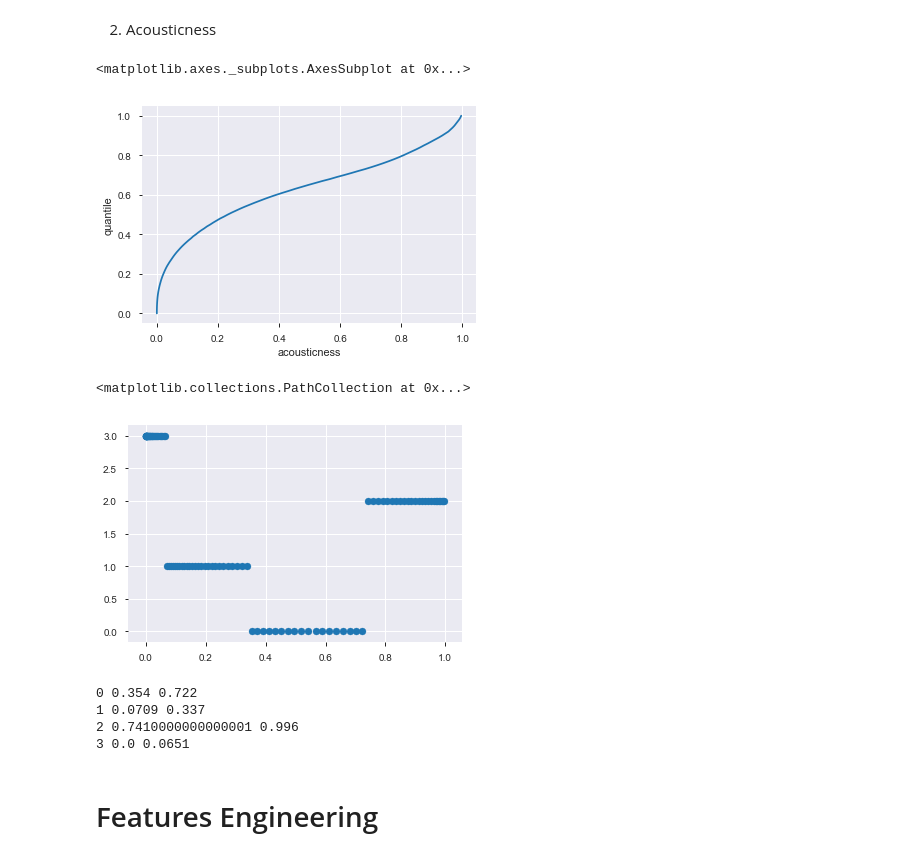
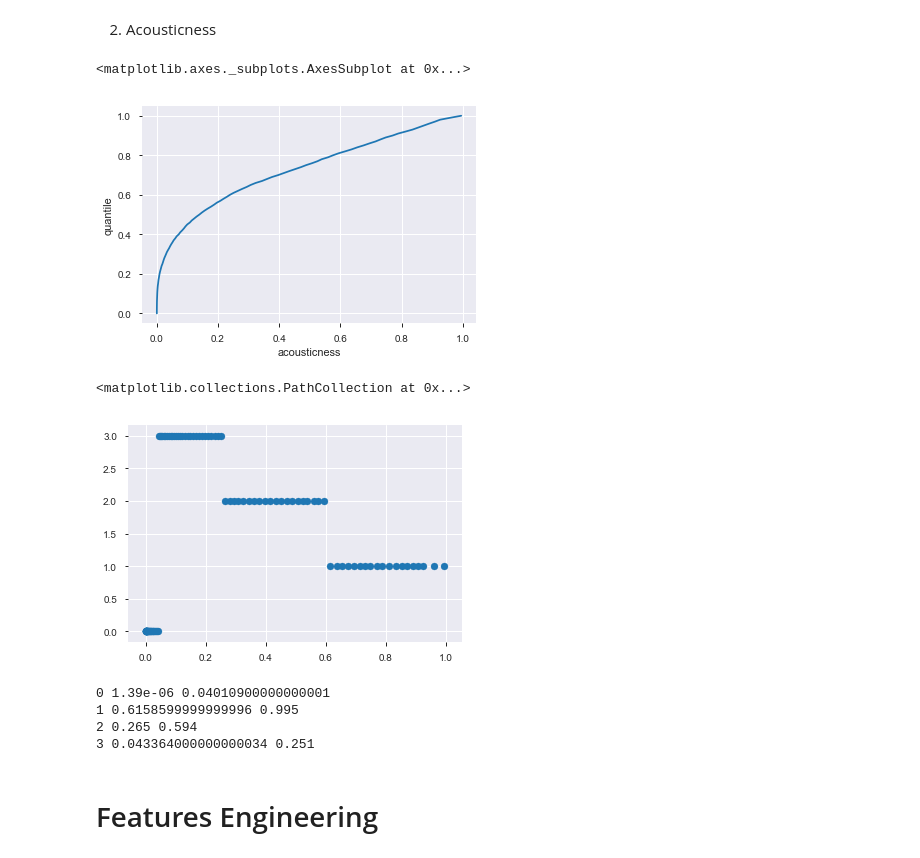
Before and after one commit to CCMM241/Machine_Learning_A3, a Jupyter notebook: 2 clusters modified.ipynb, the cells around one changed output. Drawn from its saved outputs; the diff is of its cells as text; code cells hidden in the pictures.

```diff
--- a/2 clusters modified.ipynb
+++ b/2 clusters modified.ipynb
@@ -235,11 +235,11 @@ print(0,min_zero,max_zero)
 # %%
 conditions = [
-    (song_lyrics['popularity'] >= 50)&(song_lyrics['popularity'] <=100),
-    (song_lyrics['popularity'] >= 42)&(song_lyrics['popularity'] <=49),
+    (song_lyrics['popularity'] >= 68)&(song_lyrics['popularity'] <=100),
+    (song_lyrics['popularity'] >= 42)&(song_lyrics['popularity'] <=59),
     (song_lyrics['popularity'] >= 38)&(song_lyrics['popularity'] <=41),
-    (song_lyrics['popularity'] >= 20)&(song_lyrics['popularity'] <=37),
-    (song_lyrics['popularity'] >= 19)&(song_lyrics['popularity'] <=0)]
-choices = [1,0,0,0,0]
+    (song_lyrics['popularity'] >= 34)&(song_lyrics['popularity'] <=37),
+    (song_lyrics['popularity'] >= 33)&(song_lyrics['popularity'] <=0)]
+choices = [1,0,0,0,2]
 song_lyrics['label'] = np.select(conditions, choices)
 song_lyrics.tail(1)
 # %% [output]
@@ -249,13 +249,13 @@ song_lyrics.tail(1)
 # %% [markdown]
 2. Acousticness
 # %%
-quantile_acou=Spotify['acousticness'].quantile(np.arange(0, 1.01, 0.01).tolist())
+quantile_acou=song_lyrics['acousticness'].quantile(np.arange(0, 1.01, 0.01).tolist())
 quantile_acou=quantile_acou.reset_index()
 quantile_acou.rename(columns={'index':'quantile'}, inplace=True)
 sns.lineplot(quantile_acou['acousticness'],quantile_acou['quantile'])
 # %% [output]
 <matplotlib.axes._subplots.AxesSubplot at 0x...>
-[figure, old version]
+[figure, new version]
 # %%
 kmeans = KMeans(n_clusters=4)
 kmeans.fit(quantile_acou)
@@ -263,7 +263,7 @@ quantile_acou['cluster']=kmeans.predict(quantile_acou)
 plt.scatter(quantile_acou['acousticness'],quantile_acou['cluster'])
 # %% [output]
 <matplotlib.collections.PathCollection at 0x...>
-[figure, old version]
+[figure, new version]
 # %%
 zero=quantile_acou[quantile_acou.cluster==0]
 one=quantile_acou[quantile_acou.cluster==1]
@@ -285,9 +285,9 @@ print(1,min_one,max_one)
 print(2,min_two,max_two)
 print(3,min_three,max_three)
 # %% [output]
-0 0.354 0.722
-1 0.0709 0.337
-2 0.7410000000000001 0.996
-3 0.0 0.0651
+0 1.39e-06 0.04010900000000001
+1 0.6158599999999996 0.995
+2 0.265 0.594
+3 0.043364000000000034 0.251
 # %%
 conditions_acou = [
```
Also changed, not shown: parts of 8 cells of this notebook.
